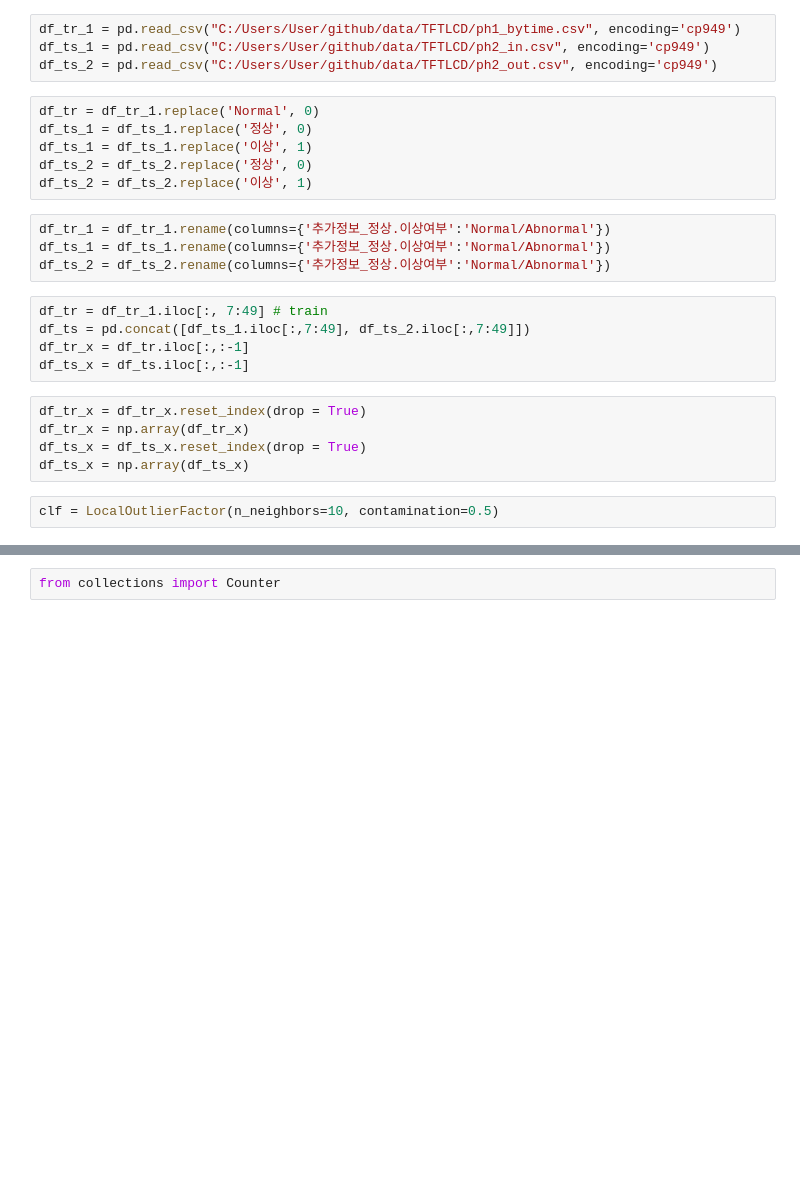
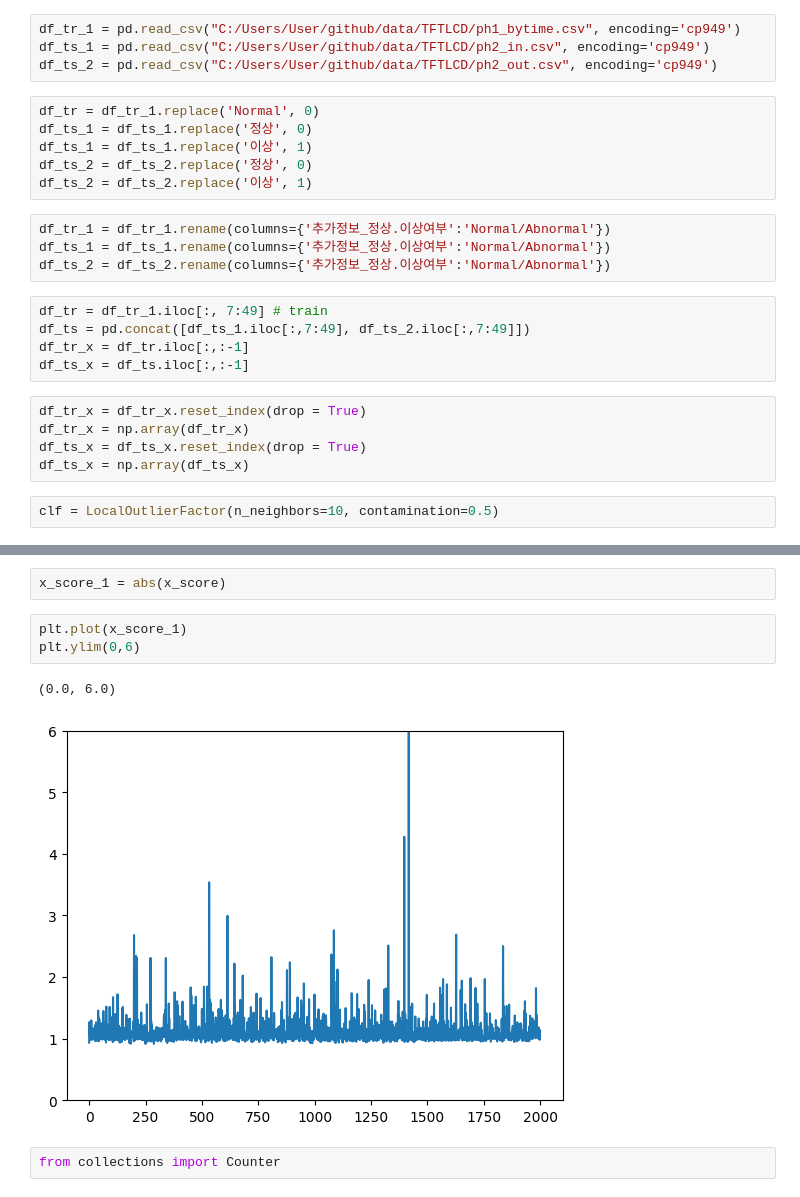
Before and after one commit to Jjineeq/Anomaly-Detection, a Jupyter notebook: TFT_LOF.ipynb, the cells around one changed output, grey strips where cells are left out. Cells and saved outputs as stored; diff of their text form; blank space fills up the shorter version.

```diff
--- a/TFT_LOF.ipynb
+++ b/TFT_LOF.ipynb
@@ -53,2 +80,10 @@ plt.ylim(-6,0.5)
+# %%
+x_score_1 = abs(x_score)
+# %%
+plt.plot(x_score_1)
+plt.ylim(0,6)
+# %% [output]
+(0.0, 6.0)
+[figure, added]
 # %%
 from collections import Counter
```
Also changed, not shown: parts of 19 cells of this notebook, 2 other files.
